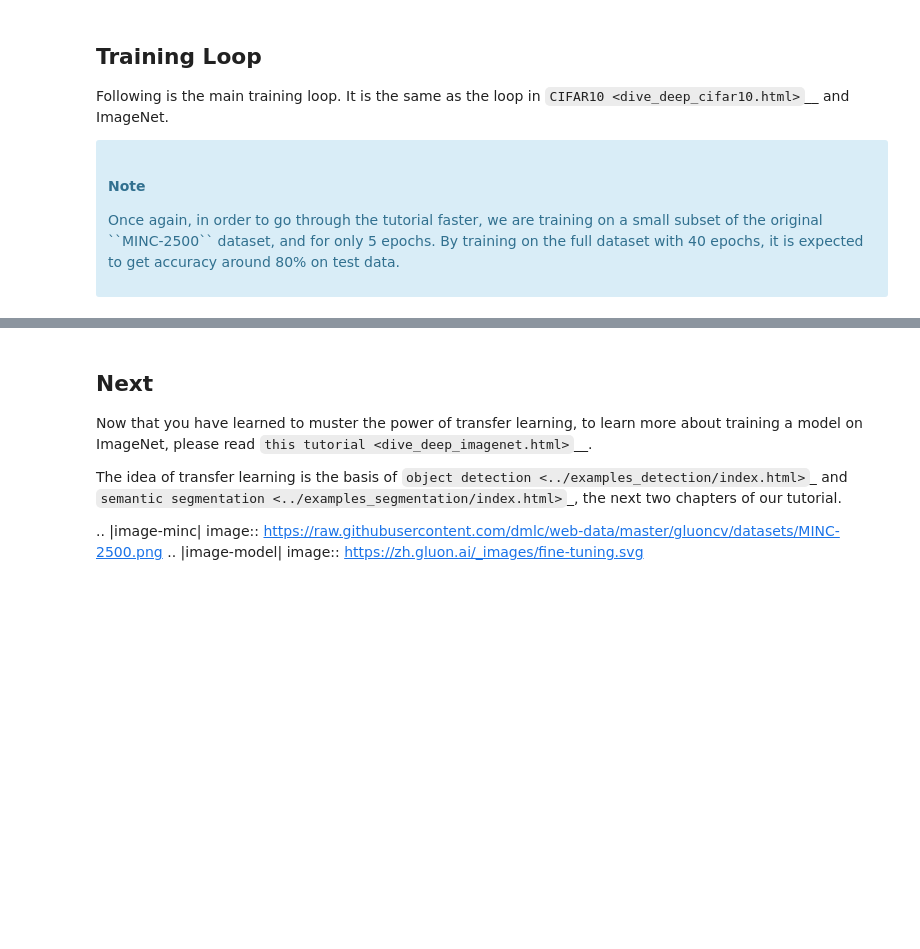
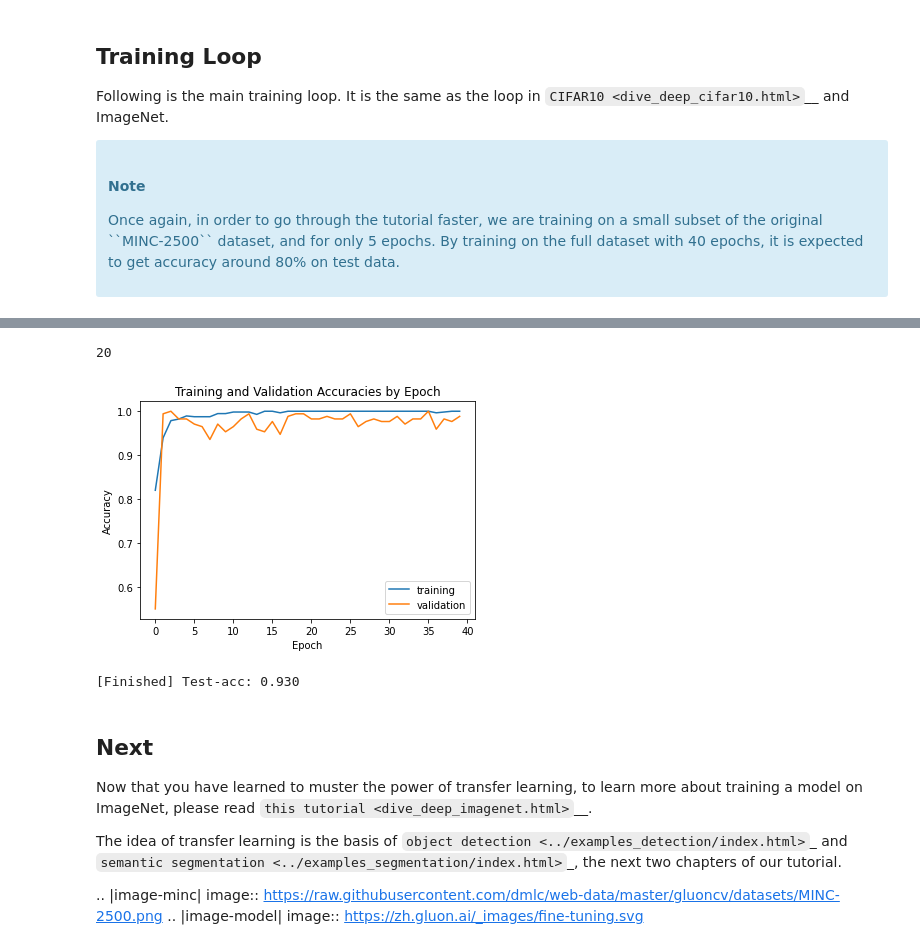
Before and after one commit to abao1999/Embryos, a Jupyter notebook: notebooks/classify_fluo_pretrained.ipynb, the cells around one changed output, grey strips where cells are left out. Saved outputs shown, nothing was run; the diff lists cells and outputs as text; code cells hidden in the pictures; blank space fills up the shorter version.

```diff
--- a/notebooks/classify_fluo_pretrained.ipynb
+++ b/notebooks/classify_fluo_pretrained.ipynb
@@ -218,7 +198,7 @@ We set the hyperparameters as following:
 # %%
 classes = 2
 
-epochs = 15
+epochs = 40
 lr = 0.001
 per_device_batch_size = 16
 momentum = 0.9
@@ -304,7 +279,7 @@ results for evaluation.
 We use a pre-trained ``ResNet50_v2`` model, which has balanced accuracy and
 computation cost.
 # %%
-model_name = 'ResNet50_v2'
+model_name = 'senet_154'
 finetune_net = get_model(model_name, pretrained=True)
 with finetune_net.name_scope():
     finetune_net.output = nn.Dense(classes)
@@ -316,3 +291,10 @@ trainer = gluon.Trainer(finetune_net.collect_params(), 'sgd', {
                         'learning_rate': lr, 'momentum': momentum, 'wd': wd})
 metric = mx.metric.Accuracy()
 L = gluon.loss.SoftmaxCrossEntropyLoss()
+
+# Path to save trained models to, create folder
+model_save_path = f'{home_path}/models/{model_name}-{agg_fn}-window{window}-batch{per_device_batch_size}-lr{lr}-mom{momentum}-wd{wd}'
+if not os.path.isdir(model_save_path):
+  os.mkdir(model_save_path)
+else:
+  print(model_save_path, 'already exists')
@@ -393,6 +378,10 @@ for epoch in range(epochs):
     print('[Epoch %d] Train-acc: %.3f, loss: %.3f | Val-acc: %.3f | time: %.1f' %
              (epoch, train_acc, train_loss, val_acc, time.time() - tic))
 
+    # Saving model parameters to file for each epoch
+    file_name = f'{model_save_path}/epoch{epoch}.params'
+    finetune_net.save_parameters(file_name)
+
 _, test_acc = test(finetune_net, test_data, ctx)
 print('[Finished] Test-acc: %.3f' % (test_acc))
 # %% [output]
@@ -400,3 +389,26 @@ print('[Finished] Test-acc: %.3f' % (test_acc))
+# %%
+# Plot training with validation
+plt.plot(range(epochs), train_acc_lst, label='training')
+plt.plot(range(epochs), val_acc_lst, label='validation')
+plt.legend(loc='lower right')
+plt.title('Training and Validation Accuracies by Epoch')
+plt.xlabel('Epoch')
+plt.ylabel('Accuracy')
+
+print(np.argmax(val_acc_lst[15:]))
+# %% [output]
+20
+[figure, added]
+# %%
+# Loading best model parameters from file
+best_epoch = 20
+best_model_file_name = f'{model_save_path}/epoch{best_epoch}.params'
+finetune_net.load_parameters(best_model_file_name, ctx=ctx)
+# run on test data
+_, test_acc = test(finetune_net, test_data, ctx)
+print('[Finished] Test-acc: %.3f' % (test_acc))
+# %% [output]
+[Finished] Test-acc: 0.930
 # %% [markdown]
 ## Next
 
```
Also changed, not shown: parts of 9 cells of this notebook.
